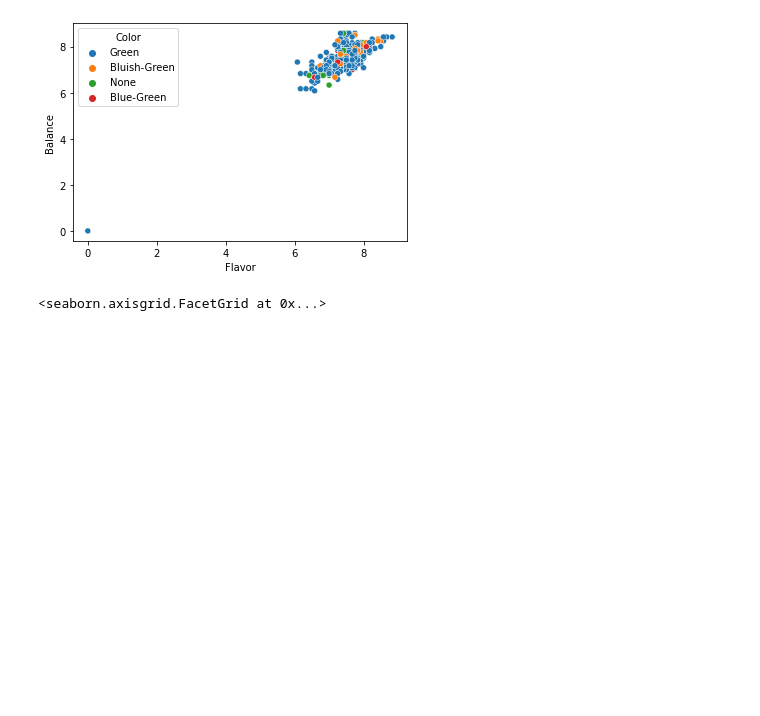
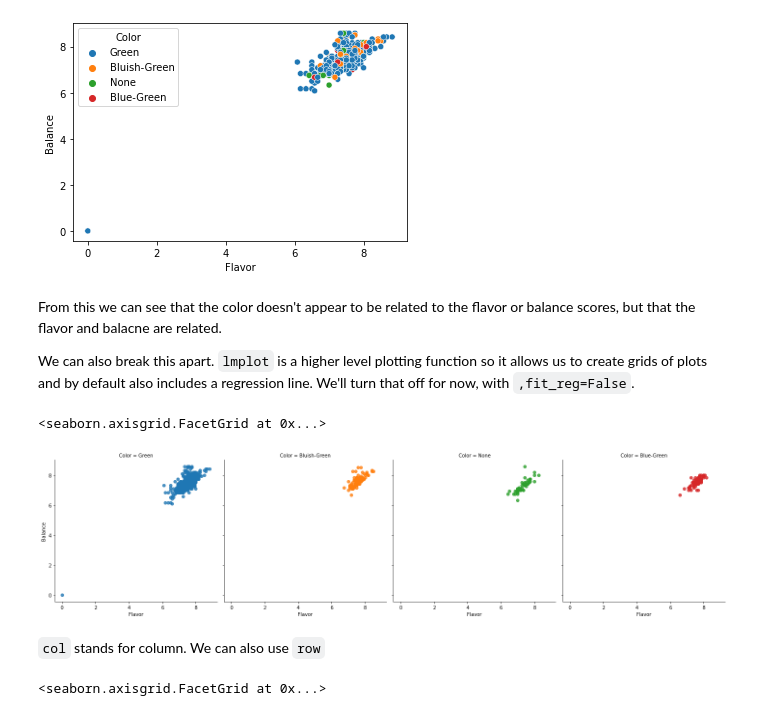
Before and after one commit to rhodyprog4ds/BrownFall21, a Jupyter notebook: _sources/notes/2021-09-22.ipynb, the cells around one changed output. Drawn from its saved outputs; the diff is of its cells as text; code cells hidden in the pictures; blank space fills up the shorter version.

```diff
--- a/_sources/notes/2021-09-22.ipynb
+++ b/_sources/notes/2021-09-22.ipynb
@@ -157,6 +290,21 @@ sns.scatterplot(data=coffee_df,x='Flavor',y='Balance',hue='Color')
 # %% [output]
 <AxesSubplot:xlabel='Flavor', ylabel='Balance'>
 [figure]
+# %% [markdown]
+ From this we can see that the color doesn't appear to be related to the flavor
+ or balance scores, but that the flavor and balacne are related.
+
+We can also break this apart. `lmplot` is a higher level plotting function so
+it allows us to create grids of plots and by default also includes a regression
+line. We'll turn that off for now, with `,fit_reg=False`.
+# %%
+sns.lmplot(data=coffee_df,x='Flavor',y='Balance',hue='Color',
+               col='Color',fit_reg=False)
+# %% [output]
+<seaborn.axisgrid.FacetGrid at 0x...>
+[figure, added]
+# %% [markdown]
+`col` stands for column.  We can also use `row`
 # %%
 sns.lmplot(data=coffee_df,x='Flavor',y='Balance',hue='Color',
                row='Color')
```
Also changed, not shown: parts of 42 cells of this notebook, 36 other files.
